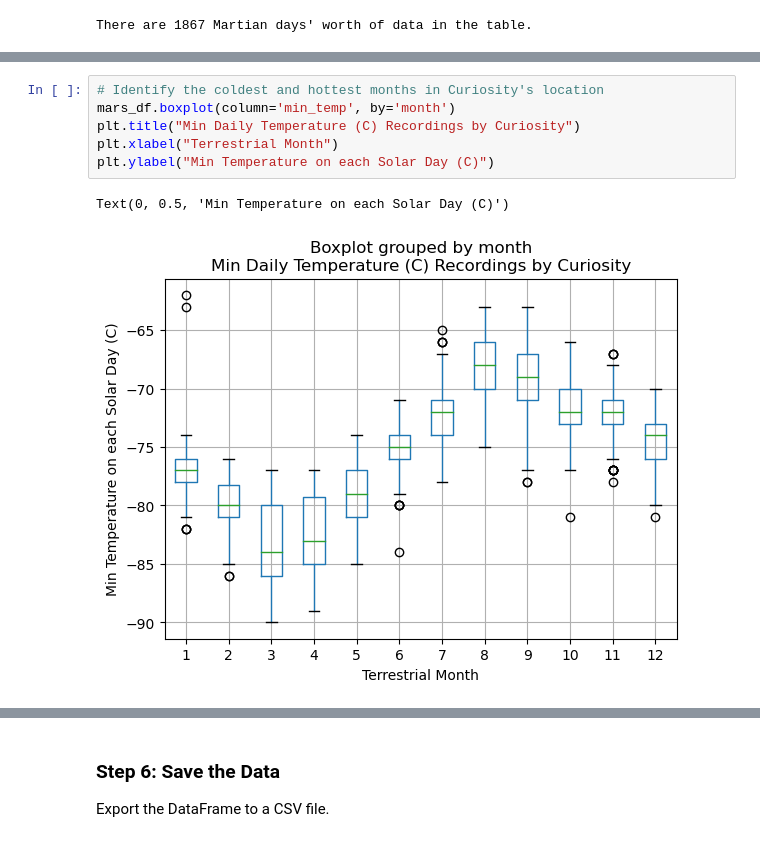
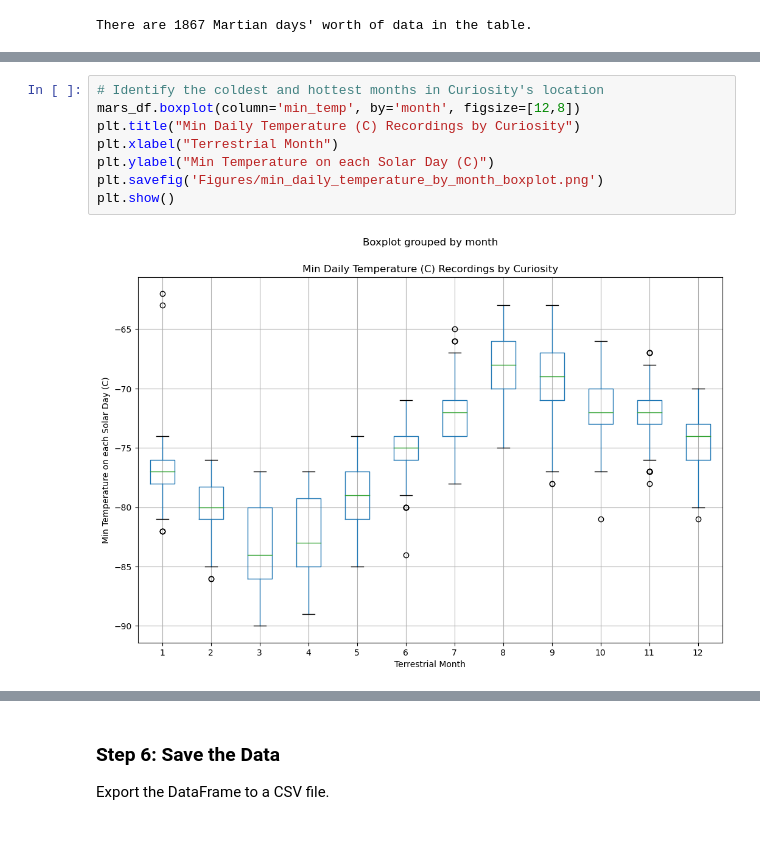
Before and after one commit to ethanwright96/beautiful-soup-challenge, a Jupyter notebook: ew_part_2_mars_weather.ipynb, the cells around one changed output, grey strips where cells are left out. Saved outputs shown, nothing was run; the diff lists cells and outputs as text.

Commit message:
made progress on deliverable two, wrote figures, and exported csv

```diff
--- a/ew_part_2_mars_weather.ipynb
+++ b/ew_part_2_mars_weather.ipynb
@@ -293,9 +284,10 @@ min_temp_by_month.plot.bar()
 # %%
 # Identify the coldest and hottest months in Curiosity's location
-mars_df.boxplot(column='min_temp', by='month')
+mars_df.boxplot(column='min_temp', by='month', figsize=[12,8])
 plt.title("Min Daily Temperature (C) Recordings by Curiosity")
 plt.xlabel("Terrestrial Month")
 plt.ylabel("Min Temperature on each Solar Day (C)")
+plt.savefig('Figures/min_daily_temperature_by_month_boxplot.png')
+plt.show()
 # %% [output]
-Text(0, 0.5, 'Min Temperature on each Solar Day (C)')
-[figure, old version]
+[figure, new version]
```
Also changed, not shown: parts of 23 cells of this notebook, 4 other files.
